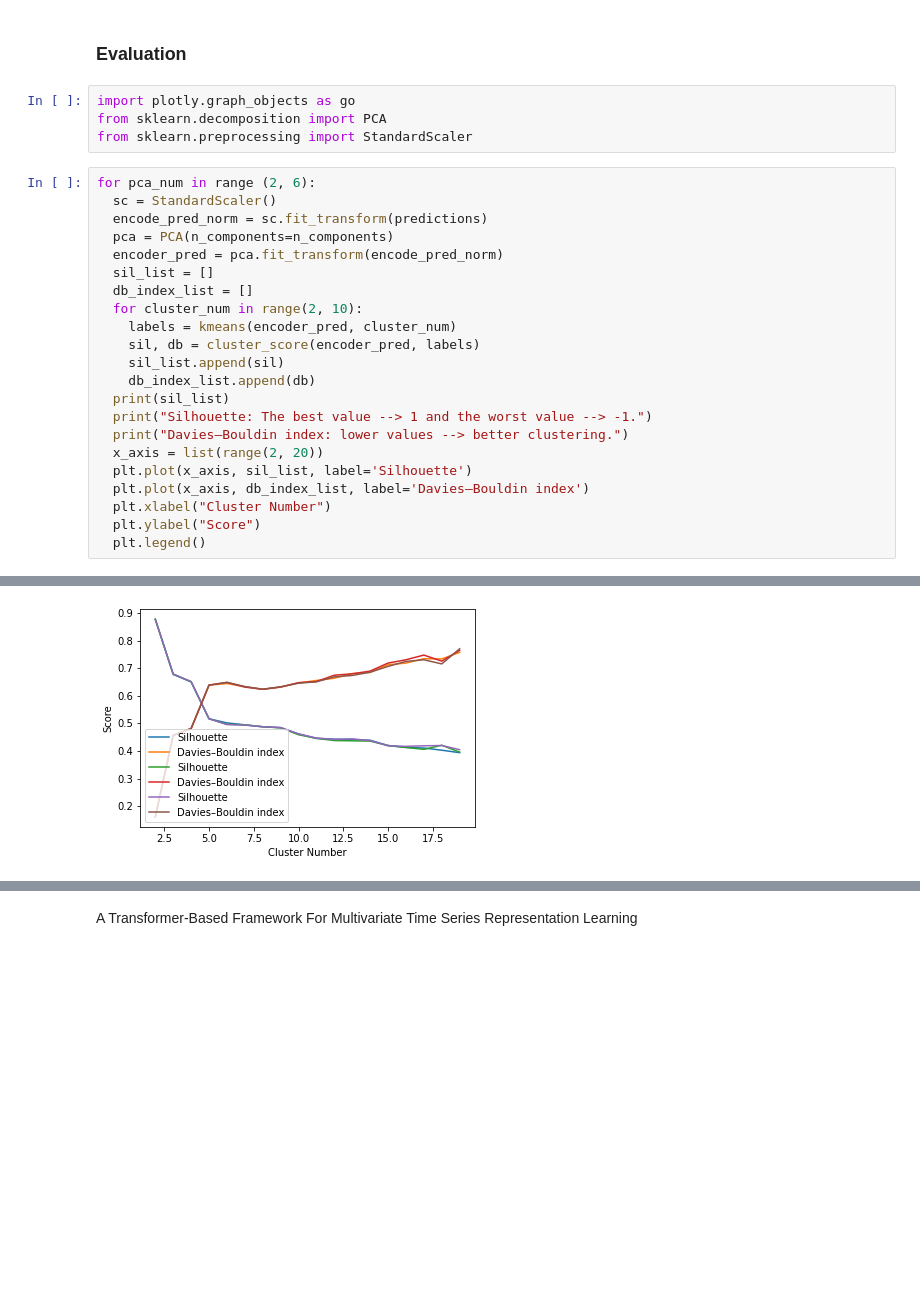
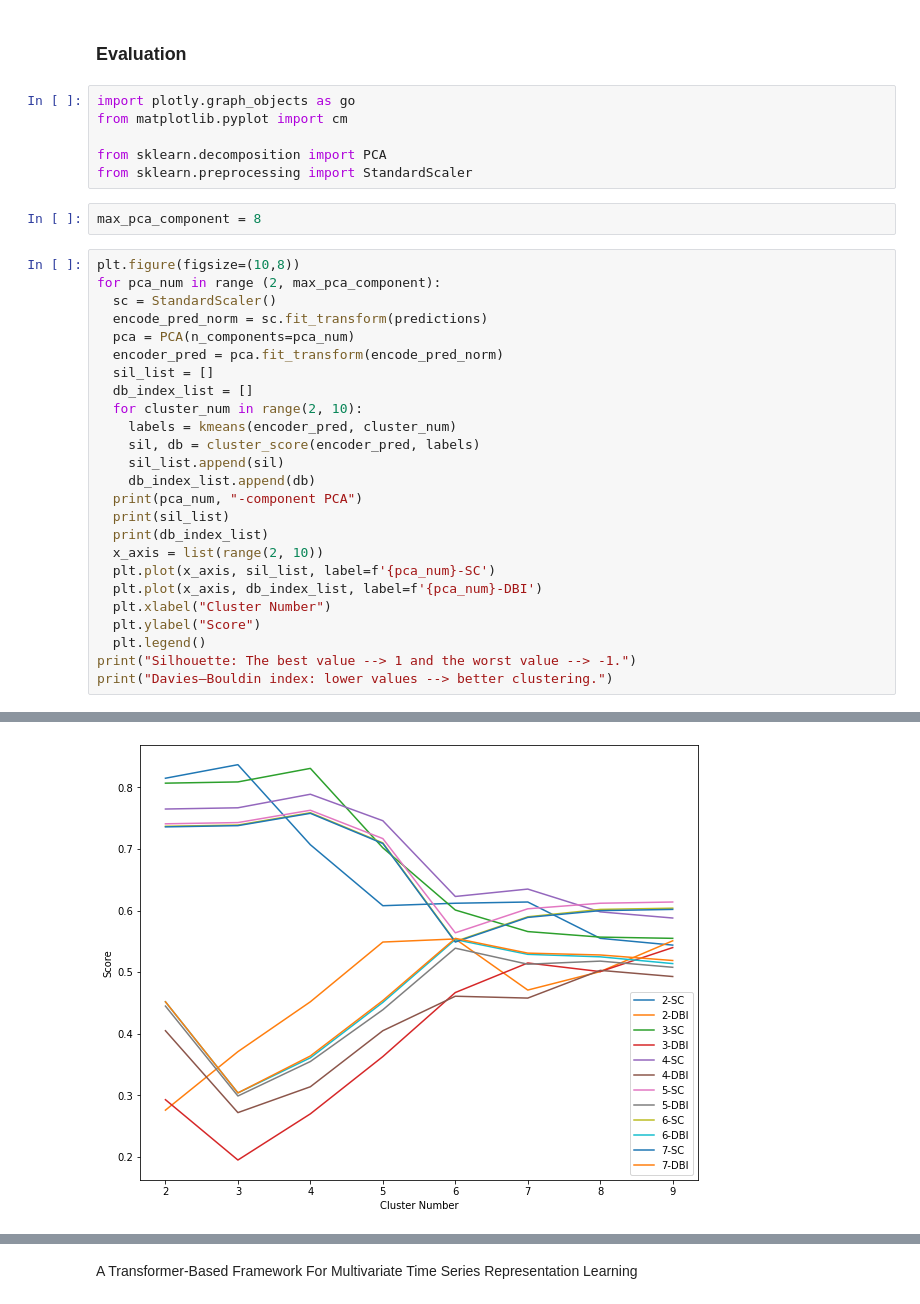
Before and after one commit to xygxue/master_thesis, a Jupyter notebook: clustering.ipynb, the cells around one changed output, grey strips where cells are left out. Cells and saved outputs as stored; diff of their text form; blank space fills up the shorter version.

```diff
--- a/clustering.ipynb
+++ b/clustering.ipynb
@@ -455,13 +458,18 @@ save('dtw_matrix.npy', np.array(distance_2d))
 ### **Evaluation**
 # %%
 import plotly.graph_objects as go
+from matplotlib.pyplot import cm
+
 from sklearn.decomposition import PCA
 from sklearn.preprocessing import StandardScaler
+# %%
+max_pca_component = 8
 # %%
-for pca_num in range (2, 6):
+plt.figure(figsize=(10,8))
+for pca_num in range (2, max_pca_component):
   sc = StandardScaler()
   encode_pred_norm = sc.fit_transform(predictions)
-  pca = PCA(n_components=n_components)
+  pca = PCA(n_components=pca_num)
   encoder_pred = pca.fit_transform(encode_pred_norm)
   sil_list = []
   db_index_list = []
@@ -470,13 +478,15 @@ for pca_num in range (2, 6):
     sil, db = cluster_score(encoder_pred, labels)
     sil_list.append(sil)
     db_index_list.append(db)
+  print(pca_num, "-component PCA")
   print(sil_list)
-  print("Silhouette: The best value --> 1 and the worst value --> -1.")
-  print("Davies–Bouldin index: lower values --> better clustering.")
-  x_axis = list(range(2, 20))
-  plt.plot(x_axis, sil_list, label='Silhouette')
-  plt.plot(x_axis, db_index_list, label='Davies–Bouldin index')
+  print(db_index_list)
+  x_axis = list(range(2, 10))
+  plt.plot(x_axis, sil_list, label=f'{pca_num}-SC')
+  plt.plot(x_axis, db_index_list, label=f'{pca_num}-DBI')
   plt.xlabel("Cluster Number")
   plt.ylabel("Score")
   plt.legend()
+print("Silhouette: The best value --> 1 and the worst value --> -1.")
+print("Davies–Bouldin index: lower values --> better clustering.")
 # %% [output]
@@ -492,2 +513,2 @@ Davies–Bouldin index: lower values --> better clustering.
-[figure, old version]
+[figure, new version]
 # %%
```
Also changed, not shown: parts of 5 cells of this notebook.
